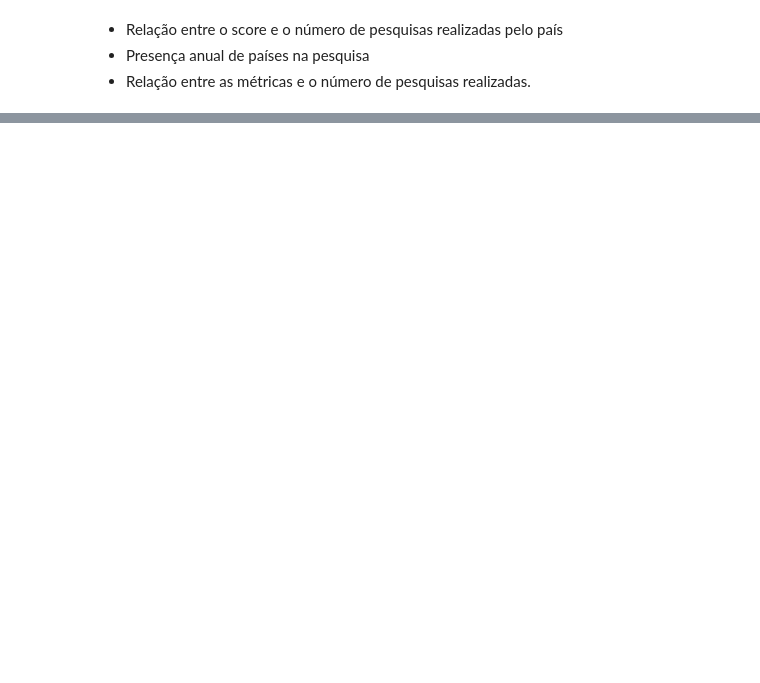
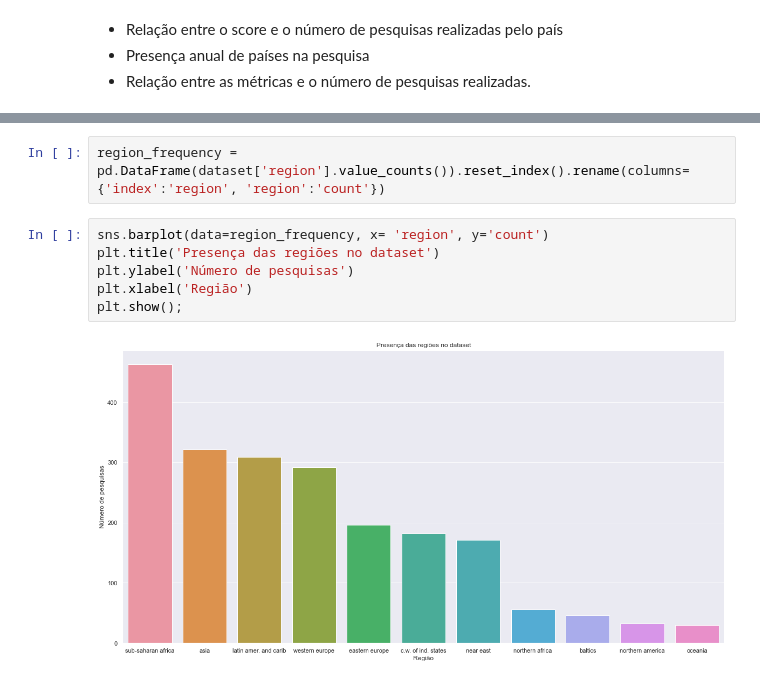
Before and after one commit to SalatielBairros/world-happiness-report, a Jupyter notebook: analysis/UnivariateAnalysis.ipynb, the cells around one changed output, grey strips where cells are left out. Cells and saved outputs as stored; diff of their text form; blank space fills up the shorter version.

```diff
--- a/analysis/UnivariateAnalysis.ipynb
+++ b/analysis/UnivariateAnalysis.ipynb
@@ -102,0 +124,10 @@ Um total de 11.45% dos países presentes no dataset possuem 5 ou menos pesquisas
+# %%
+region_frequency = pd.DataFrame(dataset['region'].value_counts()).reset_index().rename(columns={'index':'region', 'region':'count'})
+# %%
+sns.barplot(data=region_frequency, x= 'region', y='count')
+plt.title('Presença das regiões no dataset')
+plt.ylabel('Número de pesquisas')
+plt.xlabel('Região')
+plt.show();
+# %% [output]
+[figure, added]
```
Also changed, not shown: parts of 18 cells of this notebook, 2 other files.
